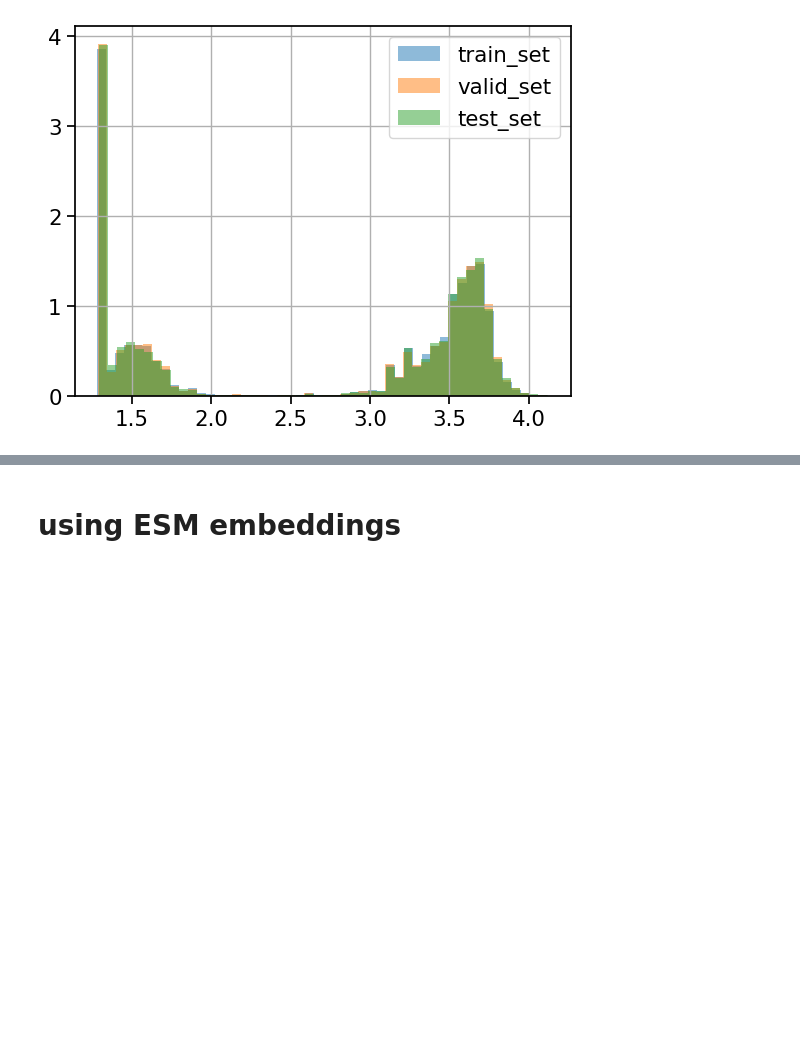
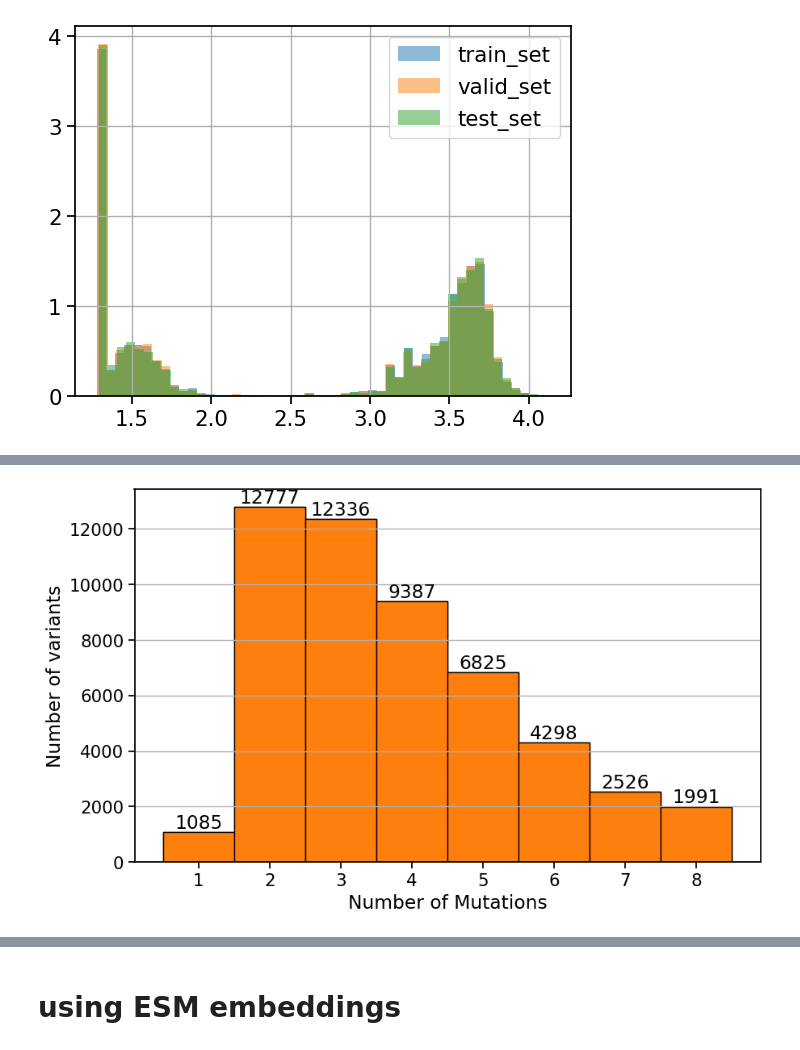
Before and after one commit to beamimc/Orthologous_GFP_Fitness_Peaks, a Jupyter notebook: analysis/ML/architecture_experiments.ipynb, the cells around one changed output, grey strips where cells are left out. Saved outputs shown, nothing was run; the diff lists cells and outputs as text; code cells hidden in the pictures; blank space fills up the shorter version.

```diff
--- a/analysis/ML/architecture_experiments.ipynb
+++ b/analysis/ML/architecture_experiments.ipynb
@@ -85,0 +118,7 @@ test_index 10343
+# %%
+# Count the occurrences of ':' in the 'aaMutations' column
+df['count_colons'] = df['aaMutations'].apply(lambda x: x.count(':'))
+
+# Count the number of rows for each count of ':'
+colon_counts = df['count_colons'].value_counts().sort_index()
+colon_counts
@@ -86 +157,25 @@ test_index 10343
+# %%
+import matplotlib.pyplot as plt
+
+# Create the histogram
+plt.figure(figsize=(10, 6))
+plt.hist(df['count_colons'], bins=range(9), edgecolor='black', align='left')
+plt.xlabel('Number of Mutations')
+plt.ylabel('Number of variants')
+plt.xticks(range(9))
+plt.grid(axis='y')
+plt.xticks(range(9), [f'{i+1}' for i in range(9)], rotation=0)
+counts, bins, patches = plt.hist(df['count_colons'], bins=range(9), edgecolor='black', align='left')
+
+# Add text on top of each bar
+for count, patch in zip(counts, patches):
+    height = patch.get_height()
+    plt.text(patch.get_x() + patch.get_width() / 2, height, f'{int(count)}', ha='center', va='bottom')
+
+
+
+# Show the plot
+plt.show()
+# %% [output]
+[figure, added]
 # %%
```
Also changed, not shown: parts of 32 cells of this notebook, 5 other files.
